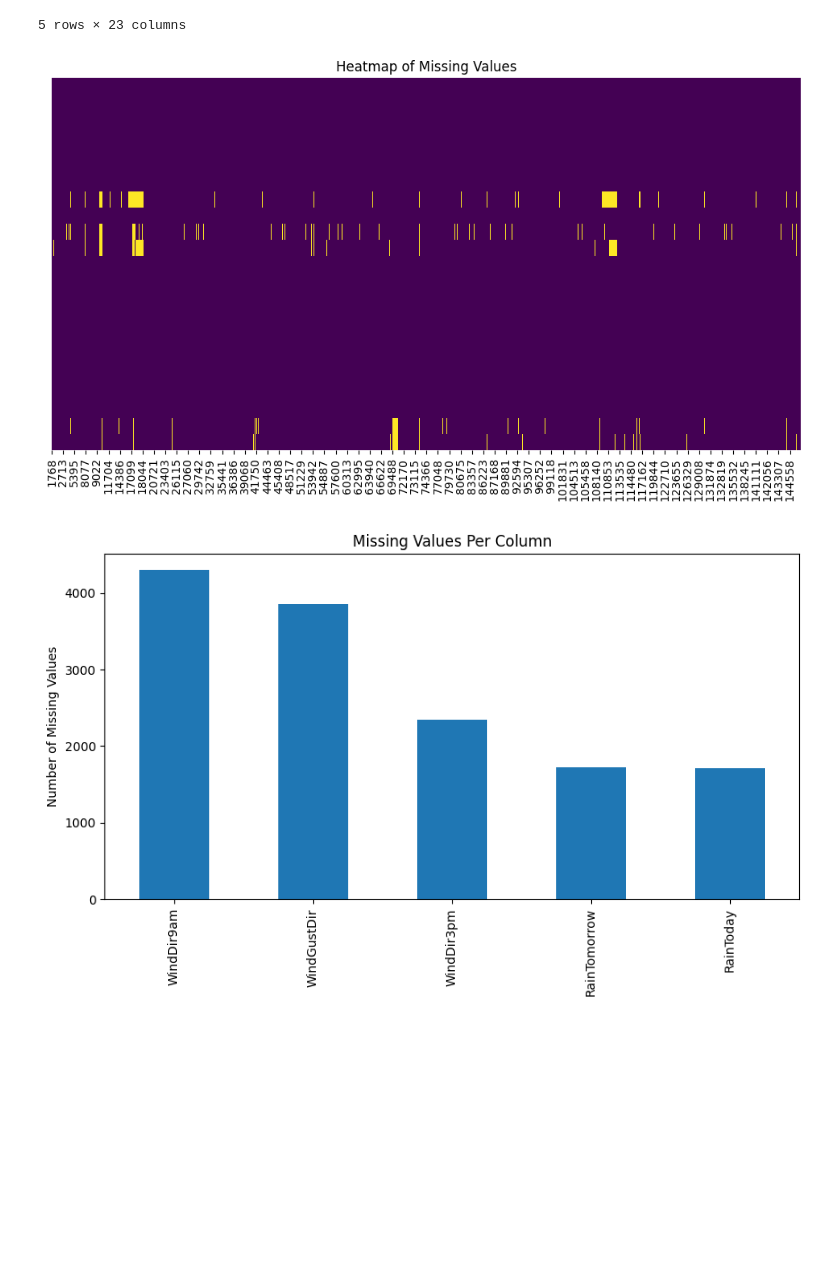
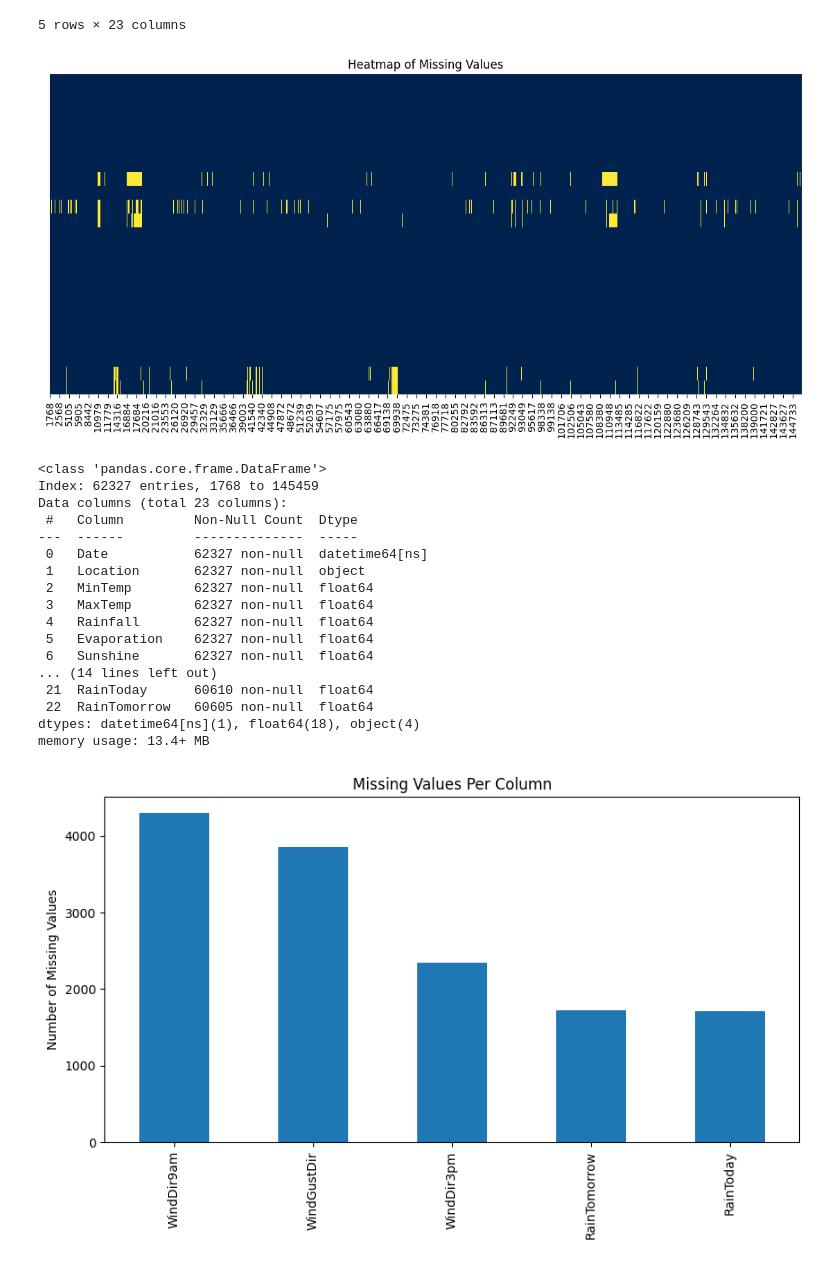
Before and after one commit to Liz3tha/DRSP-RAINFALL-PROJECT, a Jupyter notebook: DSRP_PREDICT_RAIN_IN_AUSTRALIA.ipynb, the cells around one changed output. Cells and saved outputs as stored; diff of their text form; code cells hidden in the pictures; blank space fills up the shorter version.

```diff
--- a/DSRP_PREDICT_RAIN_IN_AUSTRALIA.ipynb
+++ b/DSRP_PREDICT_RAIN_IN_AUSTRALIA.ipynb
@@ -230,12 +230,30 @@ df.head()
 corr= df.select_dtypes('number').corr()
 # %%
 #Heatmap of missing values (Seaborn)
-plt.figure(figsize=(12,6))
-sns.heatmap(df.isnull().T, cbar=False, cmap='viridis', yticklabels=False)
+plt.figure(figsize=(14,6))
+sns.heatmap(df.isnull().T, cbar=False, cmap='cividis', yticklabels=False)
 plt.title ("Heatmap of Missing Values")
 plt.show()
+df.info()
 # %% [output]
-[figure, old version]
+[figure, new version]
+<class 'pandas.core.frame.DataFrame'>
+Index: 62327 entries, 1768 to 145459
+Data columns (total 23 columns):
+ #   Column         Non-Null Count  Dtype
+---  ------         --------------  -----
+ 0   Date           62327 non-null  datetime64[ns]
+ 1   Location       62327 non-null  object
+ 2   MinTemp        62327 non-null  float64
+ 3   MaxTemp        62327 non-null  float64
+ 4   Rainfall       62327 non-null  float64
+ 5   Evaporation    62327 non-null  float64
+ 6   Sunshine       62327 non-null  float64
+... (14 lines left out)
+ 21  RainToday      60610 non-null  float64
+ 22  RainTomorrow   60605 non-null  float64
+dtypes: datetime64[ns](1), float64(18), object(4)
+memory usage: 13.4+ MB
 # %%
 #Bar plot of missing values per column
 missing_counts = df.isnull().sum()
```
Also changed, not shown: parts of 5 cells of this notebook.
